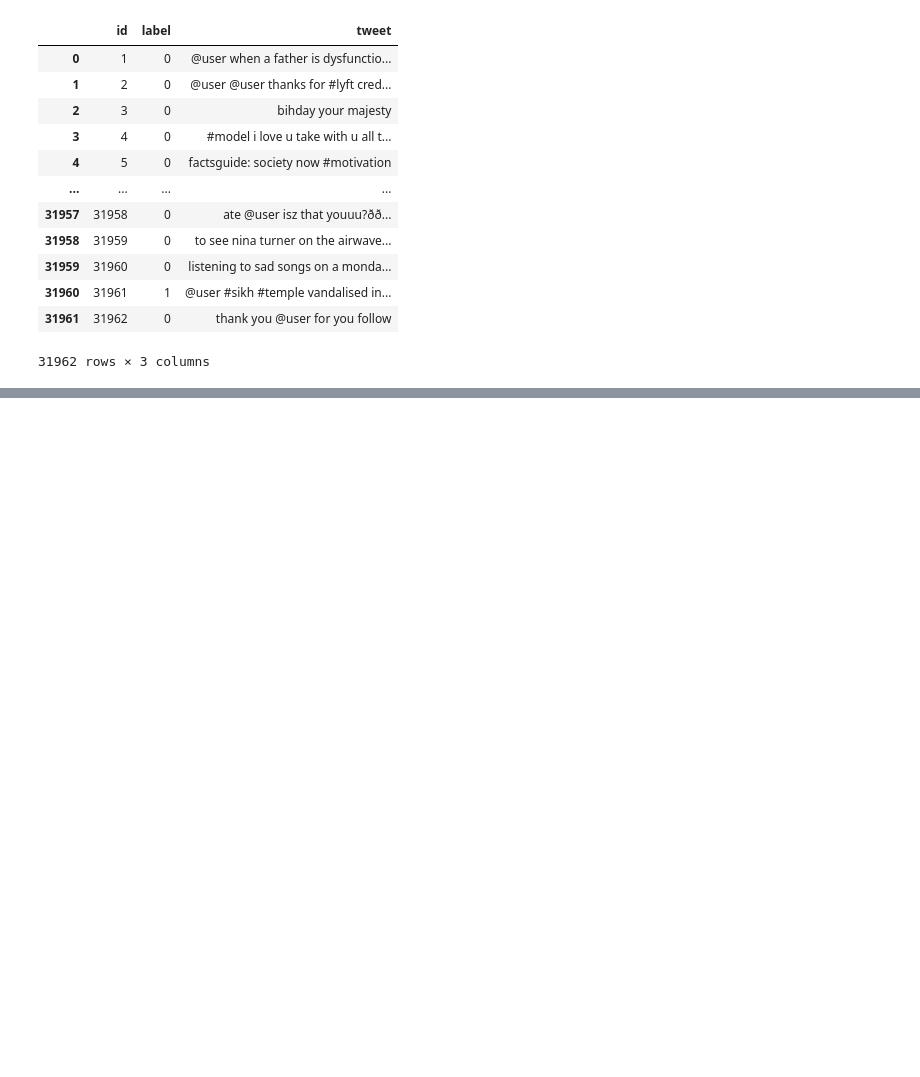
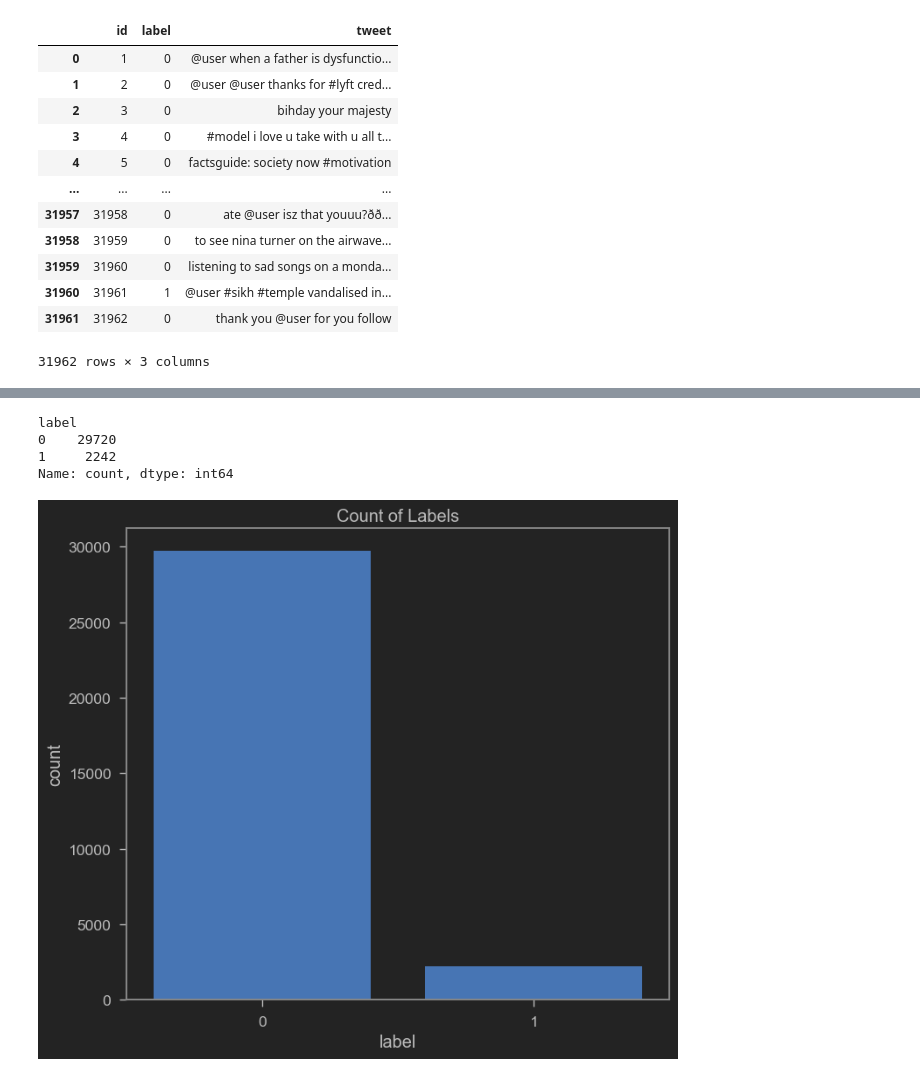
Before and after one commit to andgaspez/nlp, a Jupyter notebook: test.ipynb, the cells around one changed output, grey strips where cells are left out. Cells and saved outputs as stored; diff of their text form; code cells hidden in the pictures; blank space fills up the shorter version.

Commit message:
Data exploration

```diff
--- a/test.ipynb
+++ b/test.ipynb
@@ -34,0 +89,14 @@ tweets_df['tweet']
+# %%
+# Same histogram as previous but using seaborn
+#sns.countplot(tweets_df['label'], label = 'Count')
+print(tweets_df['label'].value_counts())
+
+sns.countplot(x='label', data=tweets_df)
+plt.title('Count of Labels')
+plt.show()
+# %% [output]
+label
+0    29720
+1     2242
+Name: count, dtype: int64
+[figure, added]
```
Also changed, not shown: parts of 10 cells of this notebook.
